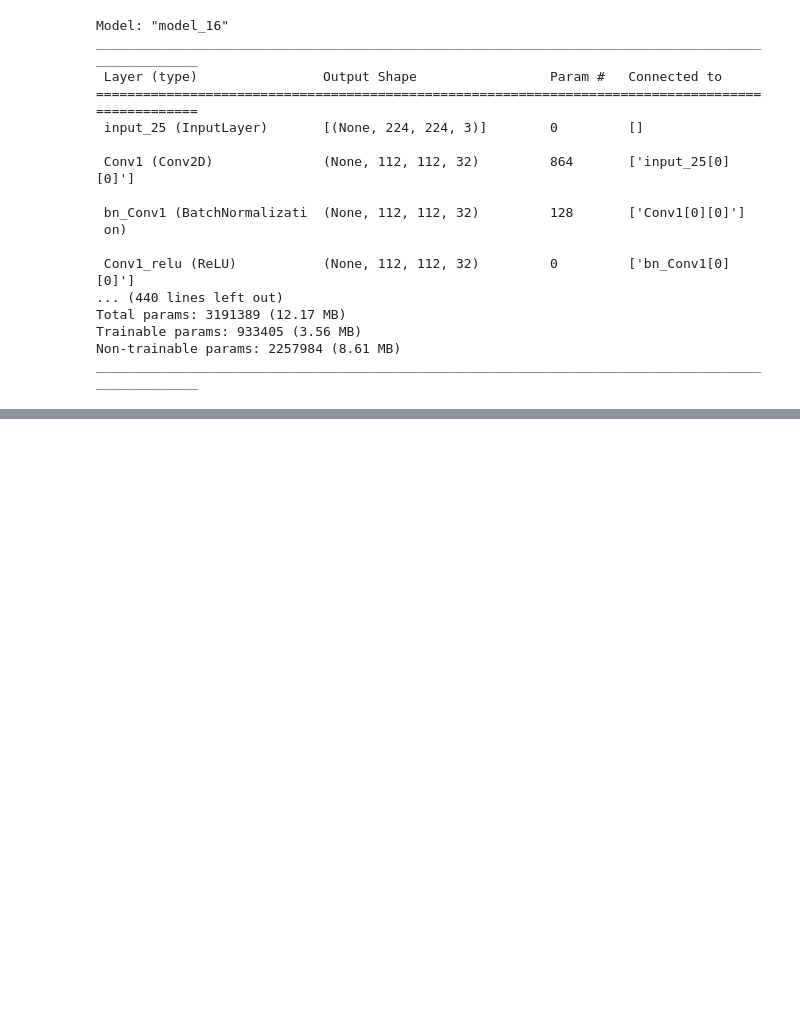
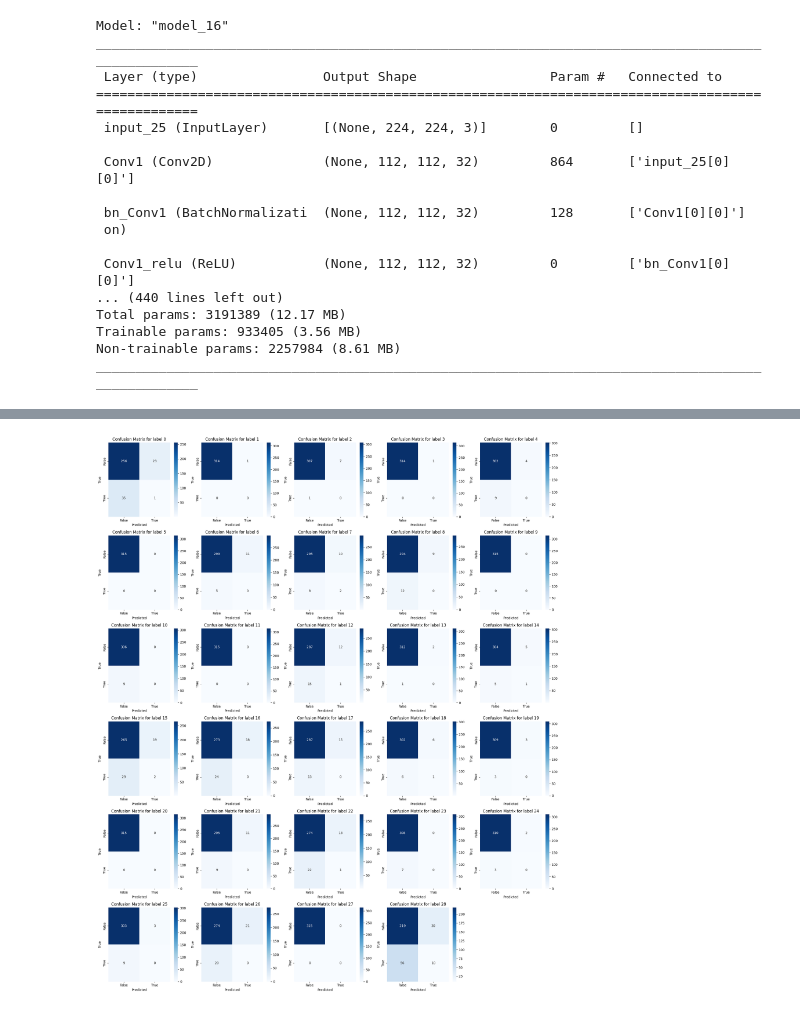
Before and after one commit to RasaGram/Machine-Learning, a Jupyter notebook: Capstone_Classification_Indonesian_Foods.ipynb, the cells around one changed output, grey strips where cells are left out. Cells and saved outputs as stored; diff of their text form; code cells hidden in the pictures; blank space fills up the shorter version.

```diff
--- a/Capstone_Classification_Indonesian_Foods.ipynb
+++ b/Capstone_Classification_Indonesian_Foods.ipynb
@@ -330,0 +331,29 @@ plt.legend()
+# %%
+from google.colab import files
+import seaborn as sns
+from sklearn.metrics import multilabel_confusion_matrix
+
+best_model = load_model("best_model.h5")
+
+y_pred = best_model.predict(valid_generator)
+y_true = valid_generator.labels
+
+y_pred_binary = (y_pred > 0.5).astype(int)
+
+mcm = multilabel_confusion_matrix(y_true, y_pred_binary)
+
+num_labels = len(mcm)
+cols = 5
+rows = (num_labels + cols - 1) // cols
+
+plt.figure(figsize=(20, rows * 4))
+for i, cm in enumerate(mcm):
+    plt.subplot(rows, cols, i + 1)
+    sns.heatmap(cm, annot=True, fmt="d", cmap="Blues", xticklabels=['False', 'True'], yticklabels=['False', 'True'])
+    plt.title(f'Confusion Matrix for label {i}')
+    plt.xlabel('Predicted')
+    plt.ylabel('True')
+
+plt.tight_layout()
+plt.show()
+# %% [output]
@@ -331,3 +361,4 @@ plt.legend()
+[figure, added]
 # %%
 from tensorflow.keras.models import load_model
 
```
Also changed, not shown: parts of 7 cells of this notebook.
